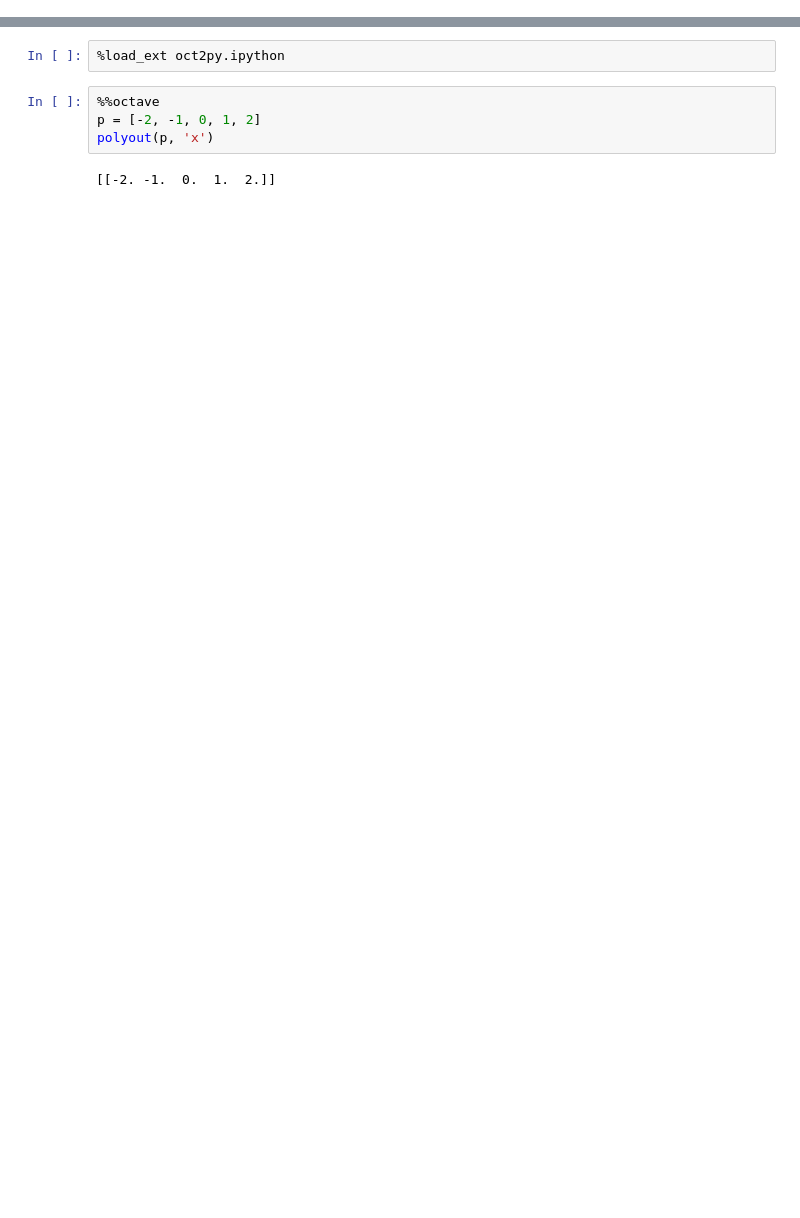
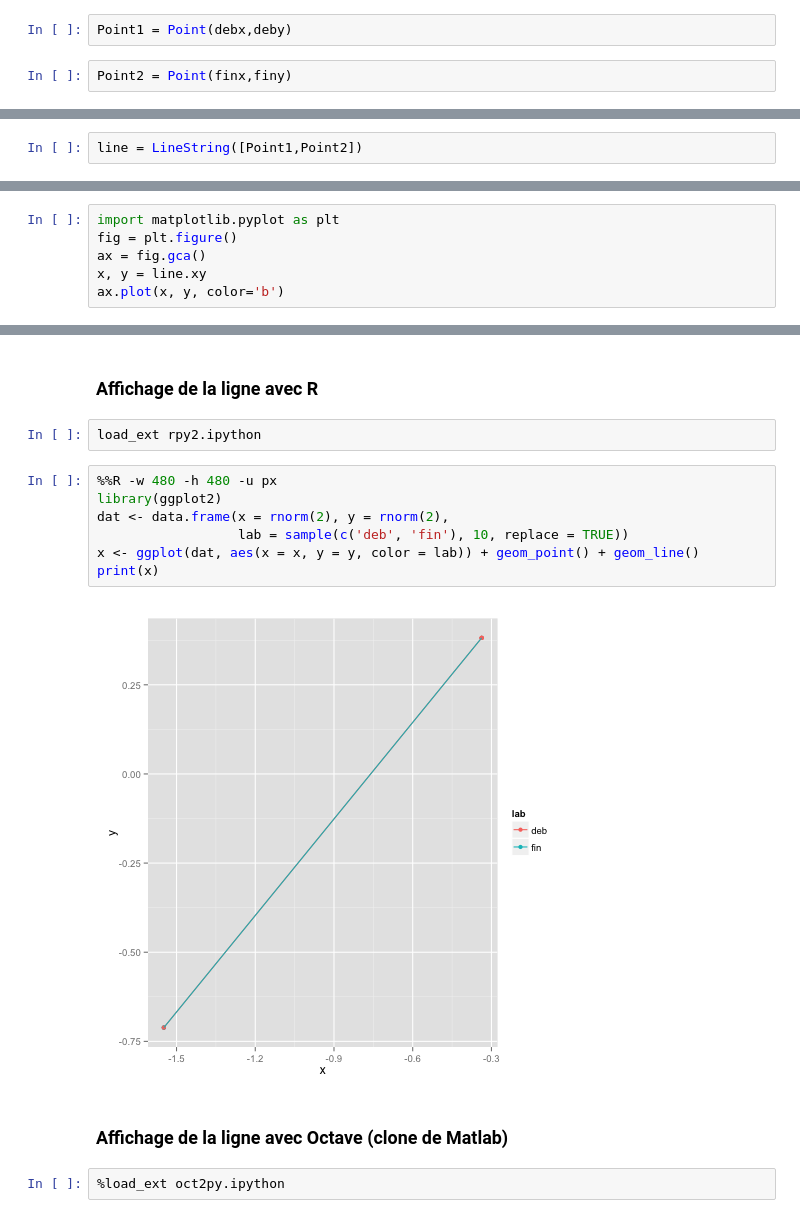
Before and after one commit to ivn888/mesnotebooks, a Jupyter notebook: GRASS_R_Octave2.ipynb, the cells around one changed output, grey strips where cells are left out. Drawn from its saved outputs; the diff is of its cells as text; blank space fills up the shorter version.

```diff
--- a/GRASS_R_Octave2.ipynb
+++ b/GRASS_R_Octave2.ipynb
@@ -0,0 +48,4 @@
+# %%
+Point1 = Point(debx,deby)
+# %%
+Point2 = Point(finx,finy)
@@ -0,0 +54,2 @@
+# %%
+line = LineString([Point1,Point2])
@@ -0,0 +64,6 @@
+# %%
+import matplotlib.pyplot as plt
+fig = plt.figure()
+ax = fig.gca()
+x, y = line.xy
+ax.plot(x, y, color='b')
@@ -1,8 +73,17 @@
+# %% [markdown]
+### Affichage de la ligne avec R
+# %%
+load_ext rpy2.ipython
+# %%
+%%R -w 480 -h 480 -u px
+library(ggplot2)
+dat <- data.frame(x = rnorm(2), y = rnorm(2),
+                  lab = sample(c('deb', 'fin'), 10, replace = TRUE))
+x <- ggplot(dat, aes(x = x, y = y, color = lab)) + geom_point() + geom_line()
+print(x)
+# %% [output]
+[figure, added]
+# %% [markdown]
+### Affichage de la ligne avec Octave (clone de Matlab)
 # %%
 %load_ext oct2py.ipython
-# %%
-%%octave
-p = [-2, -1, 0, 1, 2]
-polyout(p, 'x')
-# %% [output]
-[[-2. -1.  0.  1.  2.]]
```
Also changed, not shown: parts of 36 cells of this notebook.
